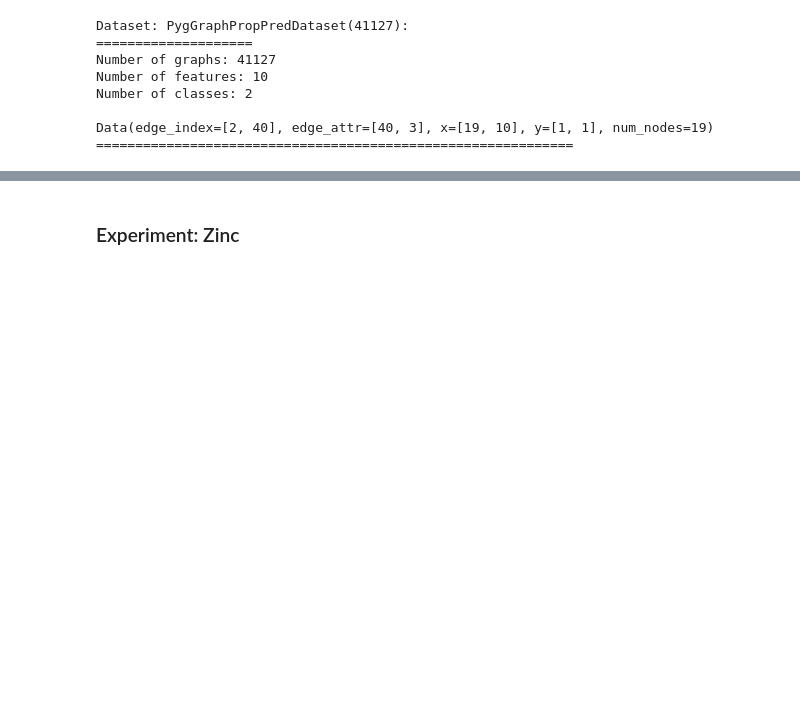
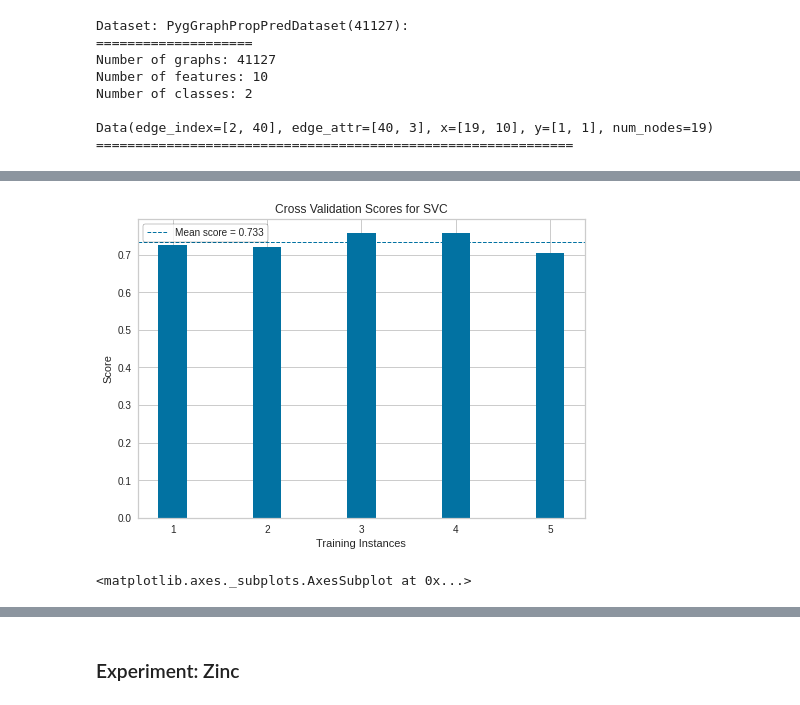
Before and after one commit to dakhtiam/graph_homomorphism, a Jupyter notebook: grandiso_notebook.ipynb, the cells around one changed output, grey strips where cells are left out. Drawn from its saved outputs; the diff is of its cells as text; code cells hidden in the pictures; blank space fills up the shorter version.

```diff
--- a/grandiso_notebook.ipynb
+++ b/grandiso_notebook.ipynb
@@ -517,0 +521,13 @@ Validation error = 0.70±0.07
+# %%
+# Run classifier - ogbg-molhiv
+
+clf = make_pipeline(StandardScaler(), SVC(kernel='rbf'))
+#clf = SVC(kernel='rbf')
+
+cv = StratifiedKFold(n_splits=5, shuffle=True)
+visualizer = CVScores(clf, cv=cv, scoring='roc_auc', random_state=42)
+visualizer.fit(X, y)
+visualizer.show()
+# %% [output]
+[figure, added]
+<matplotlib.axes._subplots.AxesSubplot at 0x...>
```
Also changed, not shown: parts of 8 cells of this notebook.
